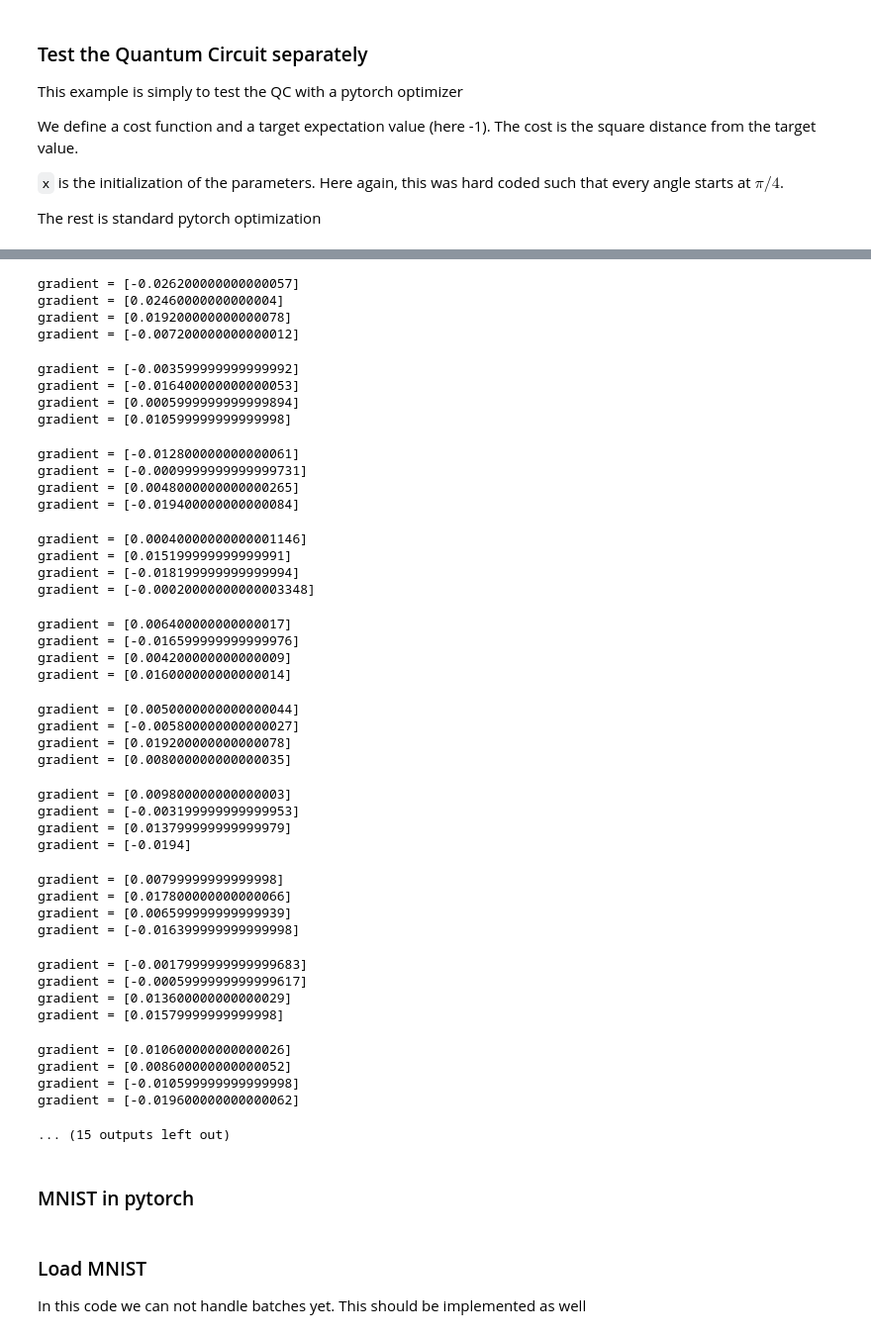
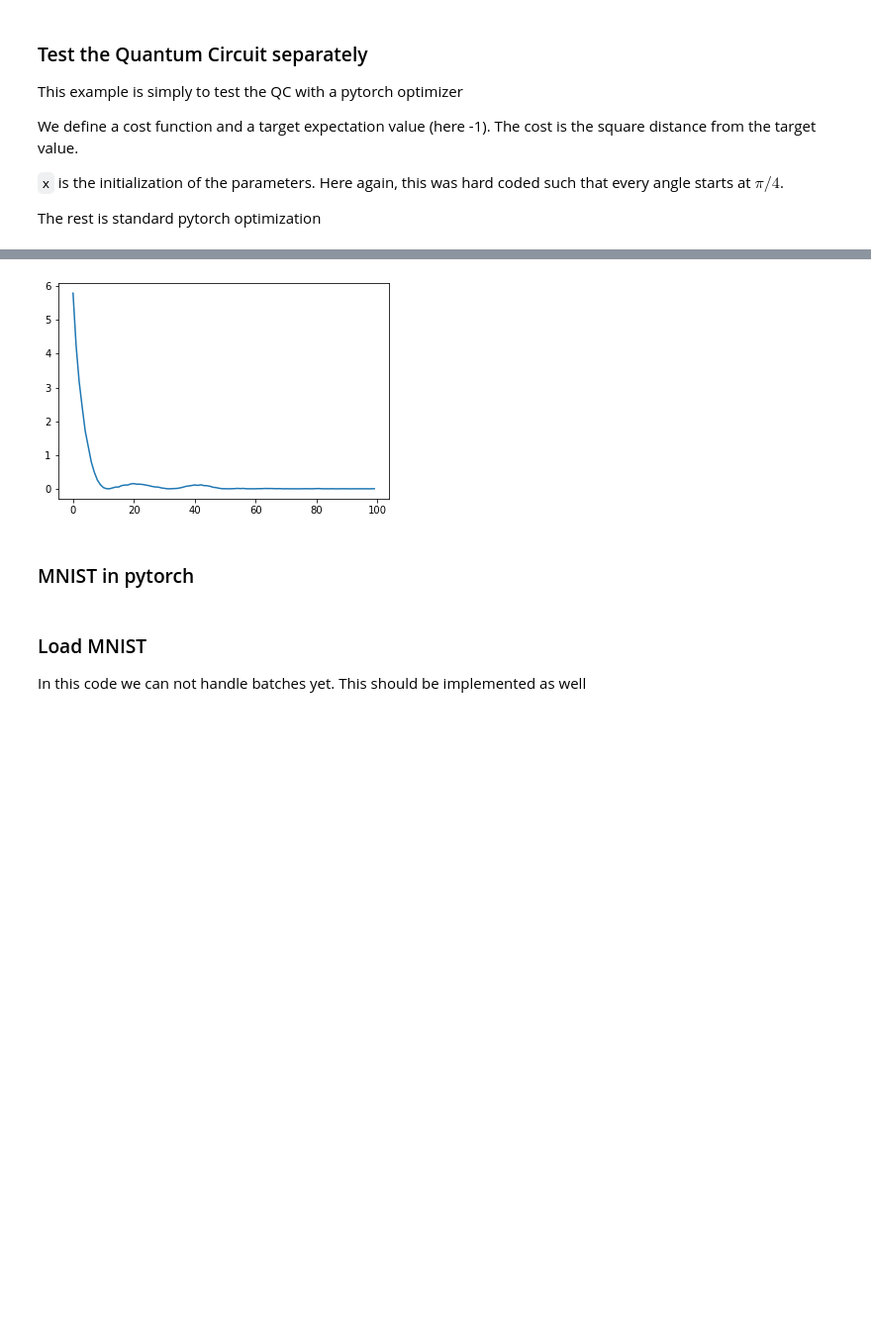
Before and after one commit to qiyaoliang/Quantum-Deep-Learning, a Jupyter notebook: mnist01-cuN.ipynb, the cells around one changed output, grey strips where cells are left out. Shown at 99% size. Cells and saved outputs as stored; diff of their text form; code cells hidden in the pictures; blank space fills up the shorter version.

Commit message:
fixed gradient of cuN, now works

```diff
--- a/mnist01-cuN.ipynb
+++ b/mnist01-cuN.ipynb
@@ -88,20 +91,17 @@ class QiskitCircuit():
             expects += check
         return expects
 
-    def bind(self, parameters):
-        [self.theta0, self.theta1, self.theta2, self.theta3] = to_numbers(parameters)
-#         self.circuit.data[1][0]._params = to_numbers(parameters)
-
     def run(self, i):
-#         self.bind(i)
+        params = i[0]
+#         print('params = {}'.format(len(params)))
         backend = Aer.get_backend('qasm_simulator')
         job_sim = execute(self.circuit,
                           self.backend,
                           shots=self.shots,
-                          parameter_binds = [{self.theta0 : float(i[0]),
-                                              self.theta1 : float(i[1]),
-                                              self.theta2 : float(i[2]),
-                                              self.theta3 : float(i[3])}])
+                          parameter_binds = [{self.theta0 : float(params[0].item()),
+                                              self.theta1 : float(params[1].item()),
+                                              self.theta2 : float(params[2].item()),
+                                              self.theta3 : float(params[3].item())}])
 
         result_sim = job_sim.result()
         counts = result_sim.get_counts(self.circuit)
@@ -163,17 +162,18 @@ class TorchCircuit(Function):
         eps = 0.01
 
         forward_tensor, i = ctx.saved_tensors
-        input_numbers = to_numbers(i)
+#         print('forward_tensor = {}'.format(forward_tensor))
+        input_numbers = i
         gradients = []
 
         for k in range(len(input_numbers)):
             input_eps = input_numbers
             input_eps[k] = input_numbers[k] + eps
-            exp_value = ctx.QiskitCirc.run(torch.tensor(input_eps))
-            gradient = (exp_value - forward_tensor.item())#/eps
+            exp_value = ctx.QiskitCirc.run(torch.Tensor(input_eps))
+            gradient = (exp_value - forward_tensor[0][k].item())#/eps
             gradients.append(gradient)
 
-        print('gradient = {}'.format(gradients))
-        result = torch.tensor([gradient])
+#         print('gradient = {}'.format(gradients))
+        result = torch.tensor(gradients)
 
         return result.float() * grad_output.float()
@@ -260,10 +206,12 @@ qc = TorchCircuit.apply
 
 def cost(x):
     target = -1
-    expval = qc(x)
-    return torch.abs(qc(x) - target) ** 2, expval
+    expval = qc(x)[0]
+    # simple linear layer: add up 4 outputs of quantum layer
+    val = expval[0] + expval[1] + expval[2] + expval[3]
+    return torch.abs(val - target) ** 2, expval
 
-x = torch.tensor([[np.pi/4]], requires_grad=True)
+x = torch.tensor([[np.pi/4, 0, np.pi/4, 0]], requires_grad=True)
 opt = torch.optim.Adam([x], lr=0.1)
 
 num_epoch = 100
@@ -278,10 +226,11 @@ for i in tqdm(range(num_epoch)):
     loss.backward()
     opt.step()
     loss_list.append(loss.item())
-    expval_list.append(expval.item())
+    expval_list.append(expval)
 #     print(loss.item())
 
 plt.plot(loss_list)
+# print('final parameters: {}'.format(expval_list))
 
 # print(circuit(phi, theta))
 # print(cost(x))
@@ -297,44 +239,4 @@ gradient = [-0.009399999999999964]
-gradient = [-0.026200000000000057]
-gradient = [0.02460000000000004]
-gradient = [0.019200000000000078]
-gradient = [-0.007200000000000012]
-gradient = [-0.003599999999999992]
-gradient = [-0.016400000000000053]
-gradient = [0.0005999999999999894]
-gradient = [0.010599999999999998]
-gradient = [-0.012800000000000061]
-gradient = [-0.0009999999999999731]
-gradient = [0.0048000000000000265]
-gradient = [-0.019400000000000084]
-gradient = [0.00040000000000001146]
-gradient = [0.015199999999999991]
-gradient = [-0.018199999999999994]
-gradient = [-0.00020000000000003348]
-gradient = [0.006400000000000017]
-gradient = [-0.016599999999999976]
-gradient = [0.004200000000000009]
-gradient = [0.016000000000000014]
-gradient = [0.0050000000000000044]
-gradient = [-0.005800000000000027]
-gradient = [0.019200000000000078]
-gradient = [0.008000000000000035]
-gradient = [0.009800000000000003]
-gradient = [-0.003199999999999953]
-gradient = [0.013799999999999979]
-gradient = [-0.0194]
-gradient = [0.00799999999999998]
-gradient = [0.017800000000000066]
-gradient = [0.006599999999999939]
-gradient = [-0.016399999999999998]
-gradient = [-0.0017999999999999683]
-gradient = [-0.0005999999999999617]
-gradient = [0.013600000000000029]
-gradient = [0.01579999999999998]
-gradient = [0.010600000000000026]
-gradient = [0.008600000000000052]
-gradient = [-0.010599999999999998]
-gradient = [-0.019600000000000062]
-... (15 outputs left out)
+[figure, added]
 # %% [markdown]
 ### MNIST in pytorch
 # %%
```
Also changed, not shown: parts of 10 cells of this notebook, 1 other file.
